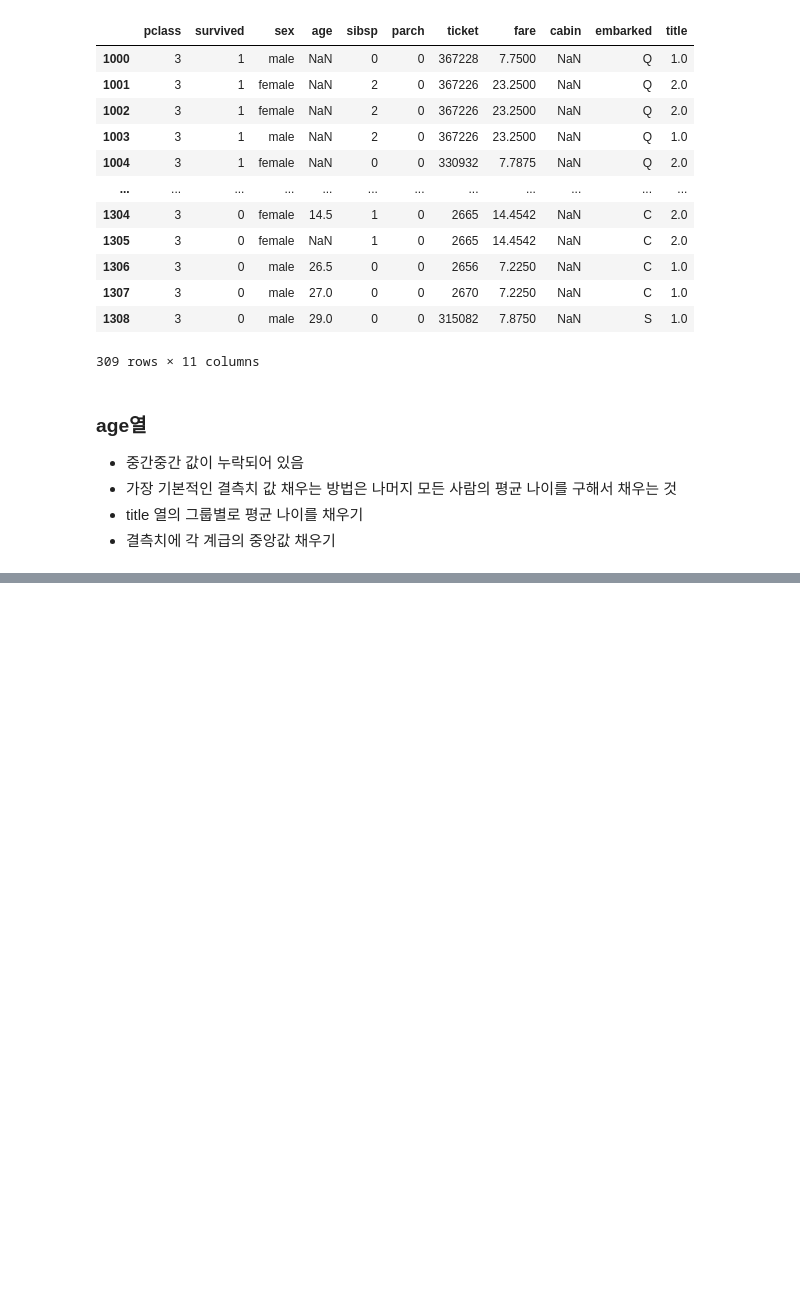
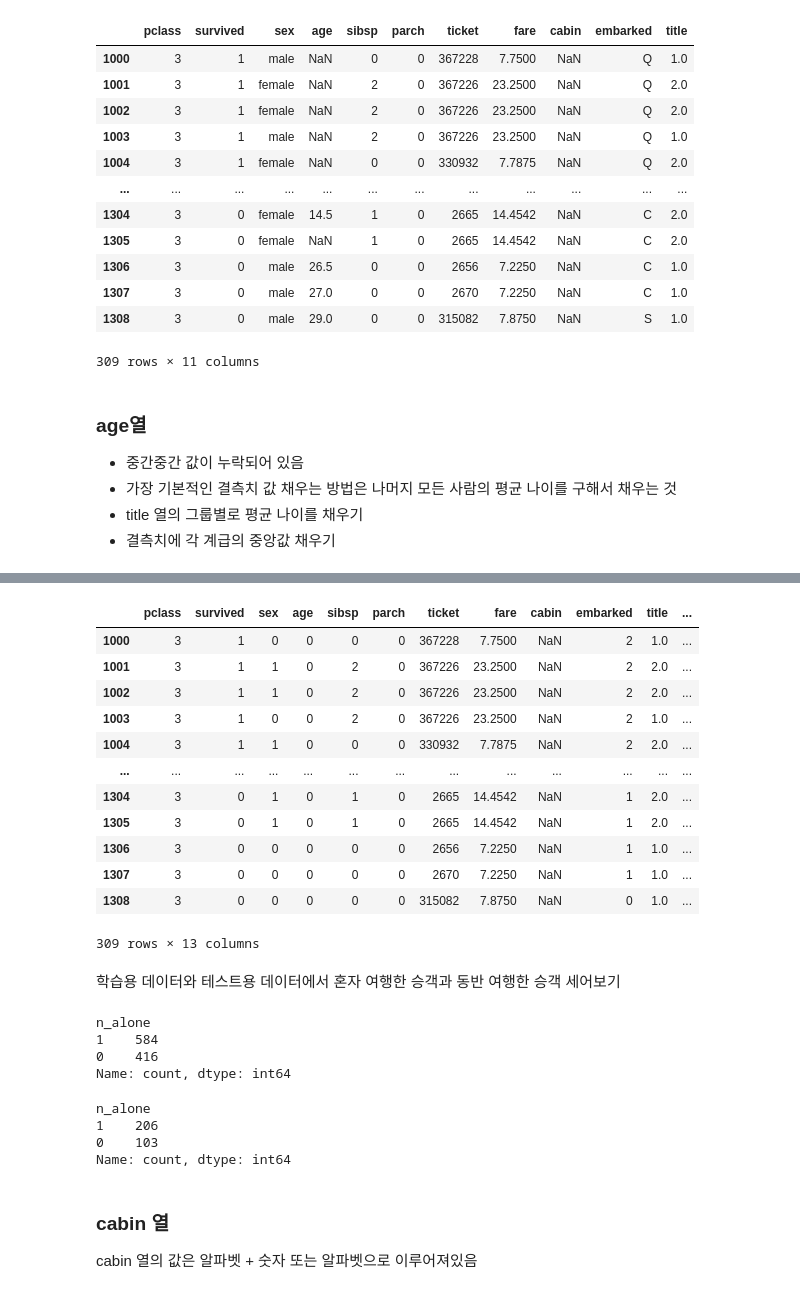
Before and after one commit to ziheon-42/lgu6p, a Jupyter notebook: homework_titanic_sec05_250404.ipynb, the cells around one changed output, grey strips where cells are left out. Cells and saved outputs as stored; diff of their text form; code cells hidden in the pictures; blank space fills up the shorter version.

```diff
--- a/homework_titanic_sec05_250404.ipynb
+++ b/homework_titanic_sec05_250404.ipynb
@@ -187,0 +263,6 @@ test_df['age'].fillna(train_df.groupby('title')['age'].transform('median').
+# %%
+sex_mapping ={'male' : 0 , 'female' : 1}
+for dataset in data:
+    dataset['sex'] = dataset['sex'].map(sex_mapping)
+
+train_df
@@ -187,0 +302,10 @@ test_df['age'].fillna(train_df.groupby('title')['age'].transform('median').
+# %%
+for dataset in data:
+    dataset['embarked']=dataset['embarked'].fillna('S')
+
+len(train_df['embarked'].isnull())
+#위 코드는 True, False 시리즈를 반환함.
+#그래서 그냥 len을 쓰면 전체 길이(행 수)를 알려주지 결측치가 몇 개인지는 안 알려줌
+
+#train_df['embarked'].isnull().sum()
+#이렇게 수정해야 결측치가 몇 개인지 알려주고, 결과가 0이면 결측치가 다 채워졌다는 뜻
@@ -187,0 +317,6 @@ test_df['age'].fillna(train_df.groupby('title')['age'].transform('median').
+# %%
+embarked_mapping={'S':0, 'C':1, 'Q':2}
+for dataset in data:
+    dataset['embarked']=dataset['embarked'].map(embarked_mapping)
+
+train_df['embarked']
@@ -187,0 +344,42 @@ test_df['age'].fillna(train_df.groupby('title')['age'].transform('median').
+# %%
+data = [train_df, test_df]
+for dataset in data:
+    dataset['sibpar'] = dataset['sibsp'] + dataset['parch']
+    dataset.loc[dataset['sibpar'] > 0, 'n_alone'] = 0
+    dataset.loc[dataset['sibpar'] == 0, 'n_alone'] = 1
+    dataset['n_alone'] = dataset['n_alone'].astype(int)
+
+test_df
+# %% [output]
+|  | pclass | survived | sex | age | sibsp | parch | ticket | fare | cabin | embarked | title | ... |
+| 1000 | 3 | 1 | 0 | 0 | 0 | 0 | 367228 | 7.7500 | NaN | 2 | 1.0 | ... |
+| 1001 | 3 | 1 | 1 | 0 | 2 | 0 | 367226 | 23.2500 | NaN | 2 | 2.0 | ... |
+| 1002 | 3 | 1 | 1 | 0 | 2 | 0 | 367226 | 23.2500 | NaN | 2 | 2.0 | ... |
+| 1003 | 3 | 1 | 0 | 0 | 2 | 0 | 367226 | 23.2500 | NaN | 2 | 1.0 | ... |
+| 1004 | 3 | 1 | 1 | 0 | 0 | 0 | 330932 | 7.7875 | NaN | 2 | 2.0 | ... |
+| ... | ... | ... | ... | ... | ... | ... | ... | ... | ... | ... | ... | ... |
+| 1304 | 3 | 0 | 1 | 0 | 1 | 0 | 2665 | 14.4542 | NaN | 1 | 2.0 | ... |
+| 1305 | 3 | 0 | 1 | 0 | 1 | 0 | 2665 | 14.4542 | NaN | 1 | 2.0 | ... |
+| 1306 | 3 | 0 | 0 | 0 | 0 | 0 | 2656 | 7.2250 | NaN | 1 | 1.0 | ... |
+| 1307 | 3 | 0 | 0 | 0 | 0 | 0 | 2670 | 7.2250 | NaN | 1 | 1.0 | ... |
+| 1308 | 3 | 0 | 0 | 0 | 0 | 0 | 315082 | 7.8750 | NaN | 0 | 1.0 | ... |
+309 rows × 13 columns
+# %% [markdown]
+학습용 데이터와 테스트용 데이터에서 혼자 여행한 승객과 동반 여행한 승객 세어보기
+# %%
+train_df['n_alone'].value_counts()
+# %% [output]
+n_alone
+1    584
+0    416
+Name: count, dtype: int64
+# %%
+test_df['n_alone'].value_counts()
+# %% [output]
+n_alone
+1    206
+0    103
+Name: count, dtype: int64
+# %% [markdown]
+### cabin 열
+cabin 열의 값은 알파벳 + 숫자 또는 알파벳으로 이루어져있음
```
Also changed, not shown: parts of 31 cells of this notebook.
